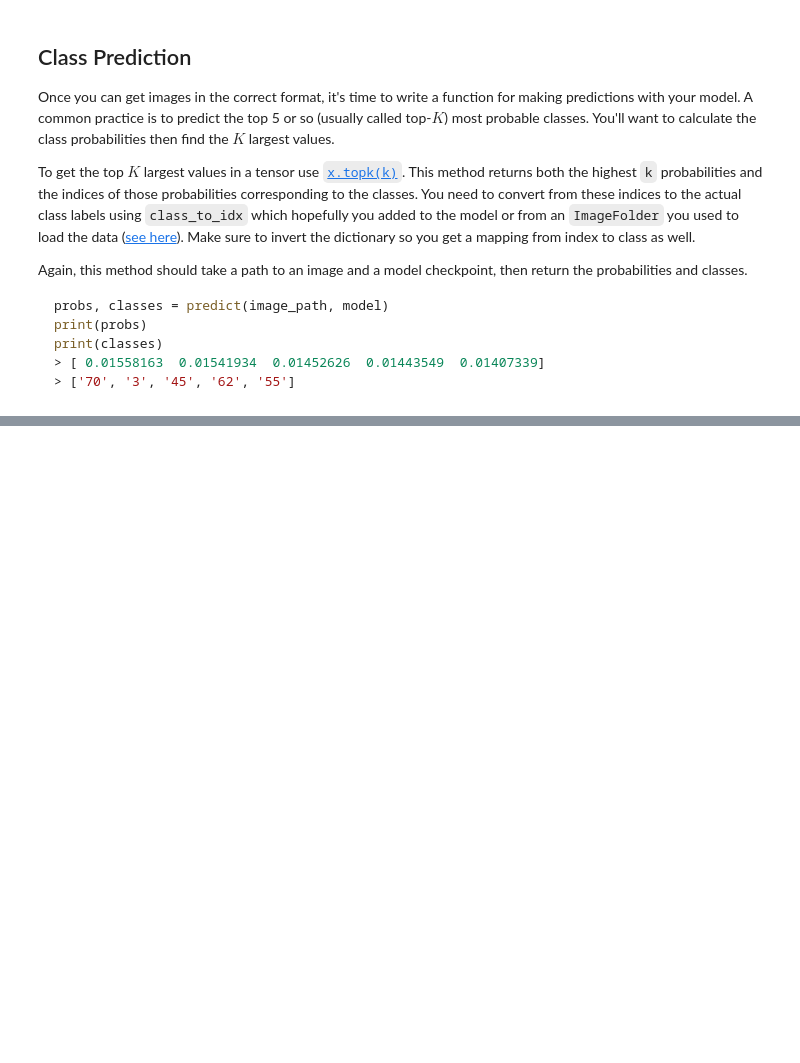
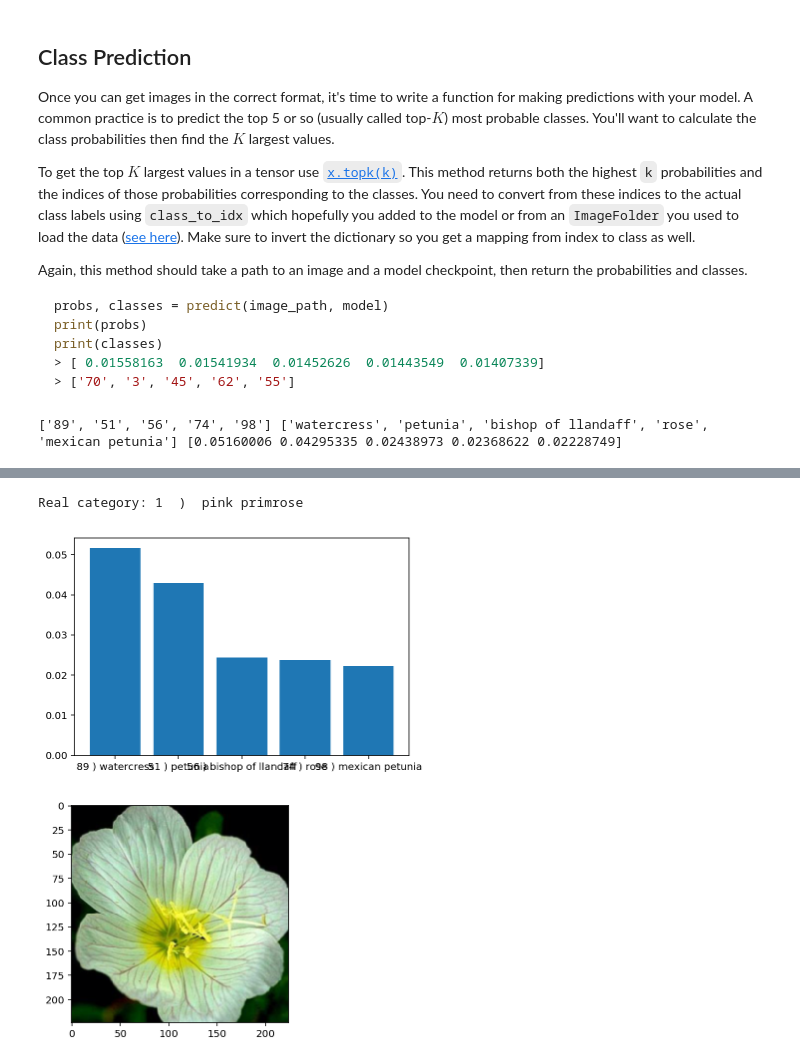
Before and after one commit to llealgt/facebook_pytorch_scolarship, a Jupyter notebook: pytorch_challenge/Image Classifier Project.ipynb, the cells around one changed output, grey strips where cells are left out. Drawn from its saved outputs; the diff is of its cells as text; code cells hidden in the pictures; blank space fills up the shorter version.

```diff
--- a/pytorch_challenge/Image Classifier Project.ipynb
+++ b/pytorch_challenge/Image Classifier Project.ipynb
@@ -123,6 +142,7 @@ classifer = torch.nn.Sequential(OrderedDict([
 model.classifier = classifer
 # %%
-device = torch.device("cuda:0")
+#device = torch.device("cuda:0")
+device = torch.device("cpu")
 model.to(device)
 # %% [output]
 DenseNet(
@@ -279,6 +337,24 @@ def predict(image_path, model, topk=5):
     '''
 
     # TODO: Implement the code to predict the class from an image file
+    inf_img = process_image(image_path)
+    inf_img = inf_img.unsqueeze_(0)
+
+    model.eval()
+    log_prediction = model(inf_img)
+    with torch.no_grad():
+        prediction = torch.exp(log_prediction)
+    top_prob,top_class = prediction.topk(topk,dim=1)
+    top_class = [model.idx_to_class[value] for value in top_class.squeeze().numpy()]
+    top_prob = top_prob.squeeze().numpy()
+
+    return top_prob,top_class
+
+tp,tc = predict(data_dir+'/valid/1/image_06739.jpg',model)
+tc_names = [cat_to_name[category] for category in tc]
+print(tc,tc_names,tp)
+# %% [output]
+['89', '51', '56', '74', '98'] ['watercress', 'petunia', 'bishop of llandaff', 'rose', 'mexican petunia'] [0.05160006 0.04295335 0.02438973 0.02368622 0.02228749]
 # %% [markdown]
 ## Sanity Checking
 
@@ -291,0 +366,21 @@ You can convert from the class integer encoding to actual flower names with the
+# %%
+# TODO: Display an image along with the top 5 classes
+def display_image_and_inference(image_path,model,real_category):
+
+
+    tp,tc = predict(image_path,model)
+    tc_names = [cat_to_name[category] for category in tc]
+
+    display_names = [tc[i] +" ) " + tc_names[i] for i in range(len(tc))]
+
+    plt.bar(display_names,tp)
+
+    axs = imshow(process_image(image_path))
+
+    print("Real category:" ,real_category,' ) ', cat_to_name[str(real_category)])
+
+display_image_and_inference(data_dir+'/valid/1/image_06739.jpg',model,1)
+# %% [output]
+Real category: 1  )  pink primrose
+[figure, added]
+[figure, added]
```
Also changed, not shown: parts of 13 cells of this notebook.
